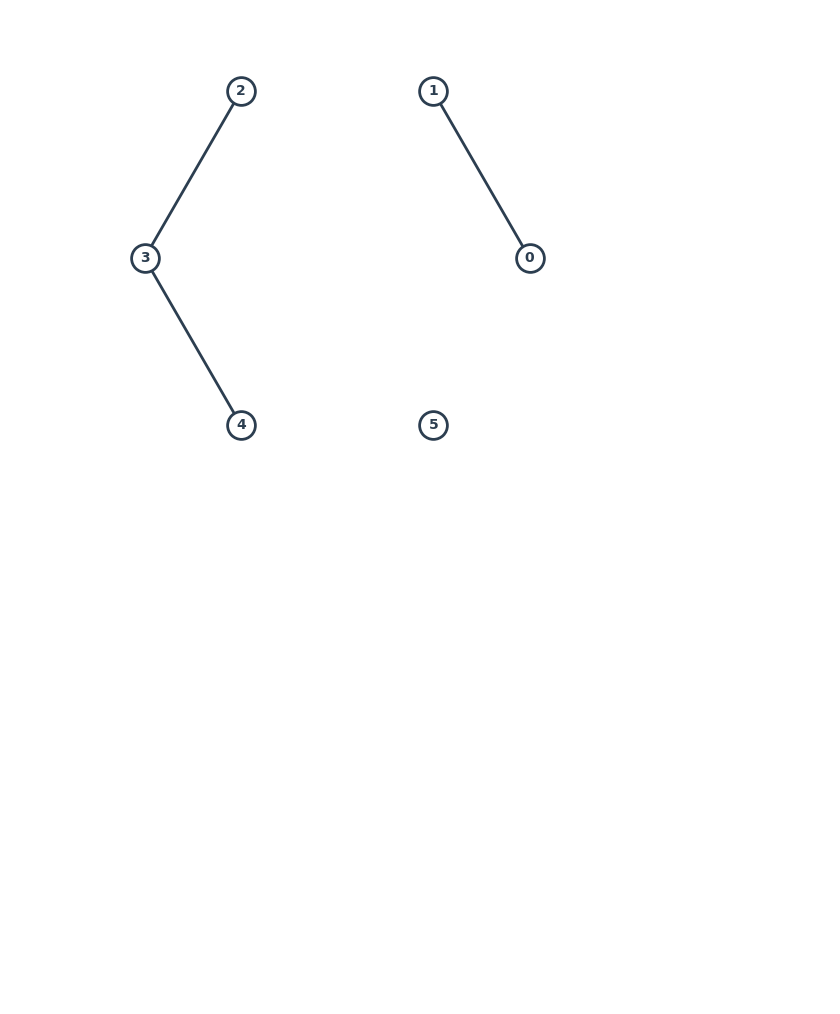
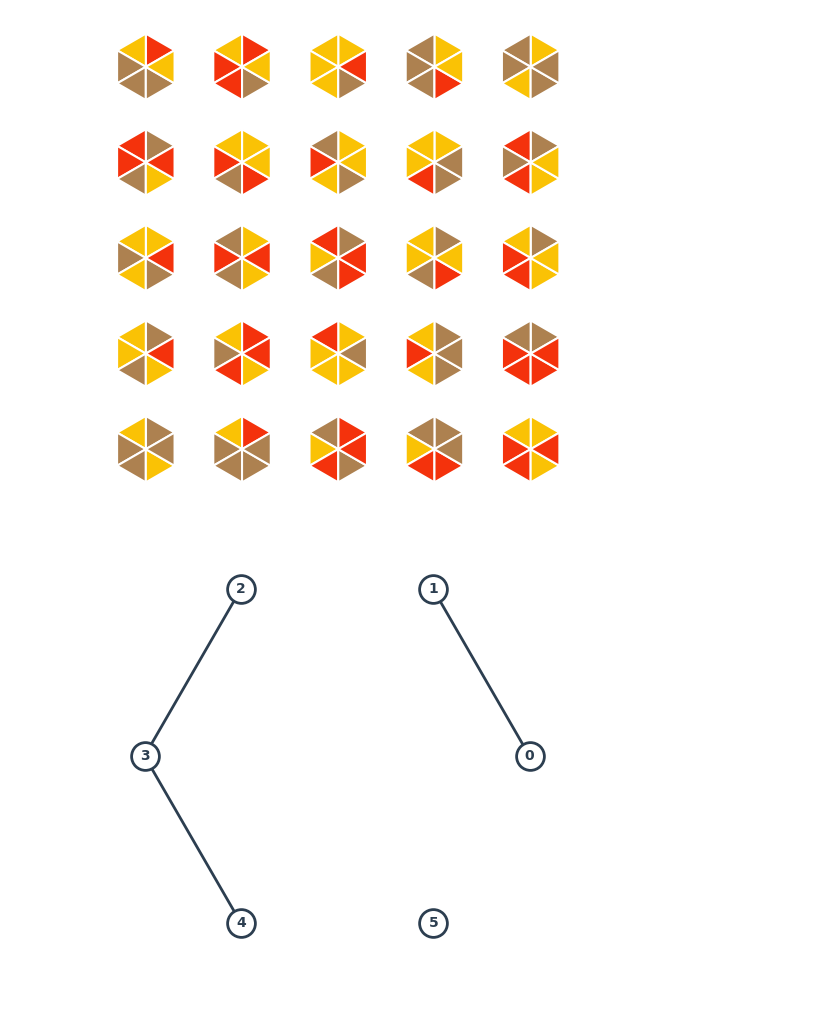
Before and after one commit to yairmau/blog, a Jupyter notebook: posts/2026-05-15-group-theory/index.ipynb, the cells around one changed output. Cells and saved outputs as stored; diff of their text form; code cells hidden in the pictures; blank space fills up the shorter version.

```diff
--- a/posts/2026-05-15-group-theory/index.ipynb
+++ b/posts/2026-05-15-group-theory/index.ipynb
@@ -6,3 +37,45 @@ https://www.youtube.com/watch?v=1XsXRUsNEC4
+# %%
+# draw a 6-slice pizza with 3 possible toppings
+def draw_hex_pizza(ax, toppings, radius=1.0):
+    if len(toppings) != 6 or any(t not in (0, 1, 2) for t in toppings):
+        raise ValueError("toppings must be a list of 6 elements, each in {0, 1, 2}.")
+
+    color_map = {
+        0: "xkcd:goldenrod",
+        1: "xkcd:vermillion",
+        2: "xkcd:light brown",
+    }
+
+    angles = np.linspace(0, 2 * np.pi, 7) + np.pi / 6  # Offset to align slices
+    vx = radius * np.cos(angles[:-1])
+    vy = radius * np.sin(angles[:-1])
+
+    # Draw 6 triangular slices
+    for i, t in enumerate(toppings):
+        x = [0, vx[i], vx[(i + 1) % 6]]
+        y = [0, vy[i], vy[(i + 1) % 6]]
+        ax.fill(x, y, facecolor=color_map[t], edgecolor="white", linewidth=1.5)
+
+    # Outer hexagon border
+    # ax.plot(np.r_[vx, vx[0]], np.r_[vy, vy[0]], color="black", linewidth=2)
+
+    ax.set_aspect("equal")
+    ax.set_xlim(-1.2 * radius, 1.2 * radius)
+    ax.set_ylim(-1.2 * radius, 1.2 * radius)
+    ax.axis("off")
+# %%
+fig, ax = plt.subplots(5, 5, figsize=(6, 6))
+
+ax = ax.flatten()
+
+rng = np.random.default_rng(seed=42)
+pizzas = rng.integers(0, 3, size=(5, 5, 6))  # Random toppings for each pizza slice
+
+for i in range(5):
+    for j in range(5):
+        draw_hex_pizza(ax[i * 5 + j], pizzas[i, j])
+# %% [output]
+[figure, added]
 # %%
 import numpy as np
 import matplotlib.pyplot as plt
```
Also changed, not shown: parts of 6 cells of this notebook, 40 other files.
